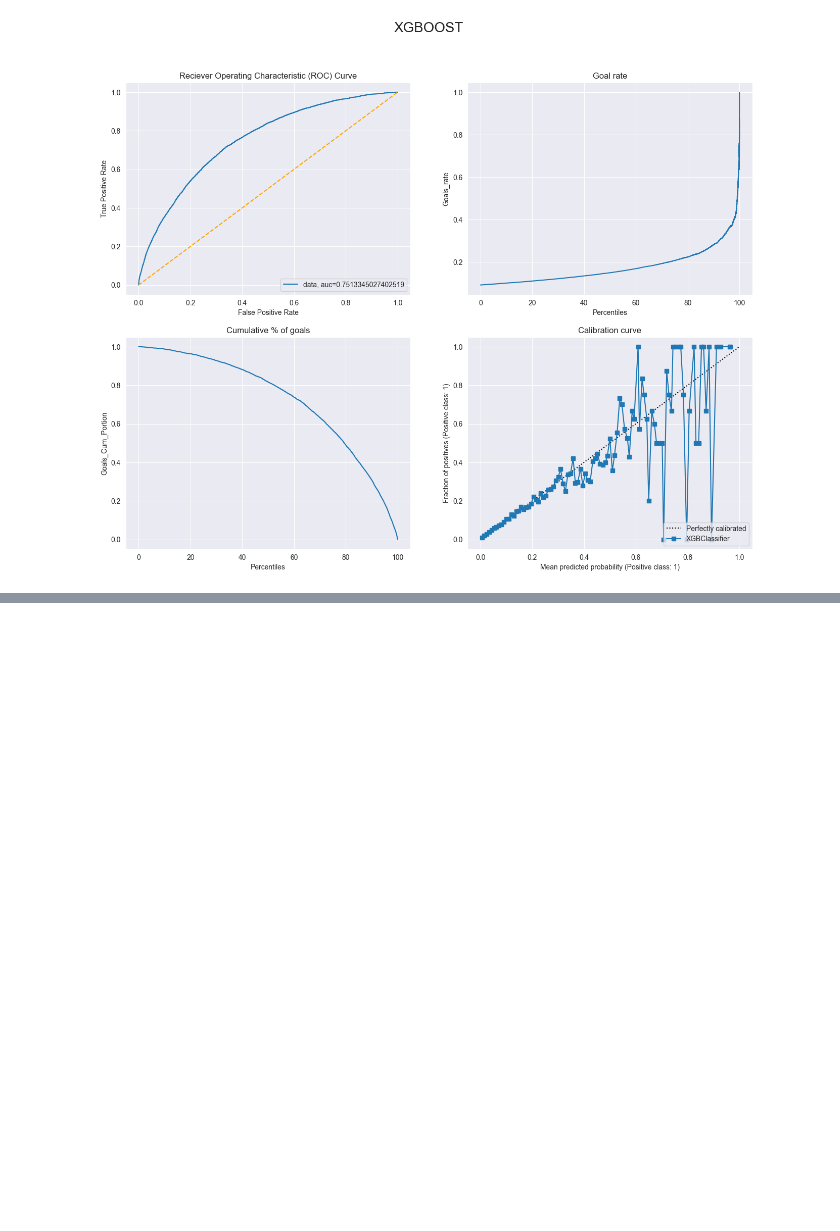
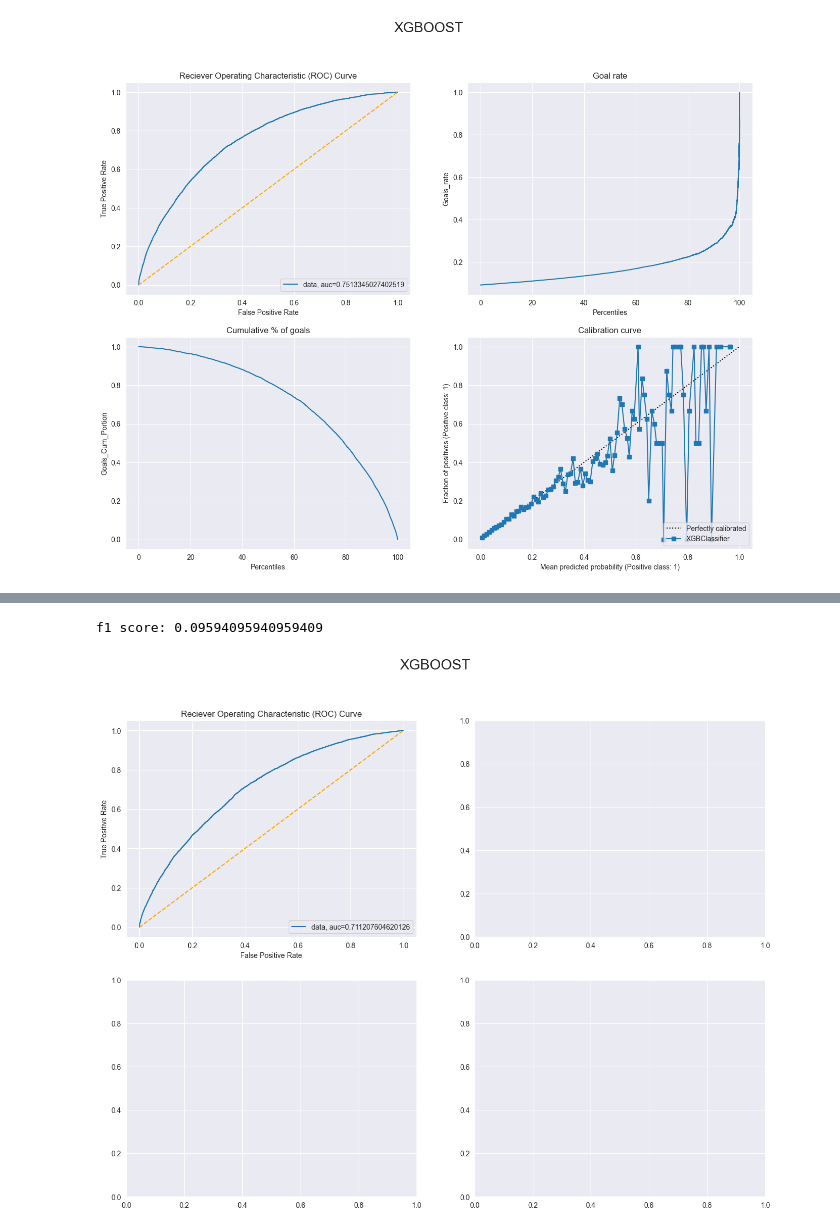
Before and after one commit to nassimwalha/IFT-6758, a Jupyter notebook: notebooks/Advanced Models.ipynb, the cells around one changed output, grey strips where cells are left out. Saved outputs shown, nothing was run; the diff lists cells and outputs as text; code cells hidden in the pictures; blank space fills up the shorter version.

```diff
--- a/notebooks/Advanced Models.ipynb
+++ b/notebooks/Advanced Models.ipynb
@@ -483,0 +533,18 @@ fig
+# %%
+from sklearn.model_selection import RandomizedSearchCV
+
+# Quelle est la taille de cet espace de paramètres ?
+tuned_parameters = {
+  'gamma': np.linspace(0, 2, num=50), #50 valeurs possibles de gamma à log distance
+  'max_depth': np.linspace(0, 12, num=13, dtype=int),
+    'max_delta_step': np.linspace(0,10, num=11)
+    # 'scale_pos_weight': [0.1, 1.0]
+  }
+
+
+
+grid_search = RandomizedSearchCV(
+    xgb.XGBClassifier(tree_method="gpu_hist"), tuned_parameters, n_iter=150, scoring='f1', cv=5,  #plus iterations, plus chances trouver la bonne combinaison
+)
+grid_search.fit(X_train, y_train);
+print('Finished!')
@@ -483,0 +563,3 @@ fig
+# %%
+model = grid_search.best_estimator_
+model.fit(X_train, y_train)
@@ -483,0 +591,17 @@ fig
+# %%
+fig, axes = plt.subplots(nrows=2,ncols=2, figsize=(16,12))
+y_pred_proba = model.predict_proba(X_test)[::,1]
+fpr, tpr, _ = metrics.roc_curve(y_test,  y_pred_proba)
+auc = metrics.roc_auc_score(y_test, y_pred_proba)
+axes[0,0].plot(fpr,tpr,label="data, auc="+str(auc))
+axes[0,0].plot([0,1],[0,1],color='orange',linestyle='--')
+axes[0,0].set_xlabel('False Positive Rate')
+axes[0,0].set_ylabel('True Positive Rate')
+axes[0,0].set_title('Reciever Operating Characteristic (ROC) Curve')
+axes[0,0].legend(loc=4)
+fig.suptitle("XGBOOST", fontsize = 20)
+f1 = metrics.f1_score(y_test, model.predict(X_test))
+print(f"f1 score: {f1}")
+# %% [output]
+f1 score: 0.09594095940959409
+[figure, added]
```
Also changed, not shown: parts of 10 cells of this notebook.
